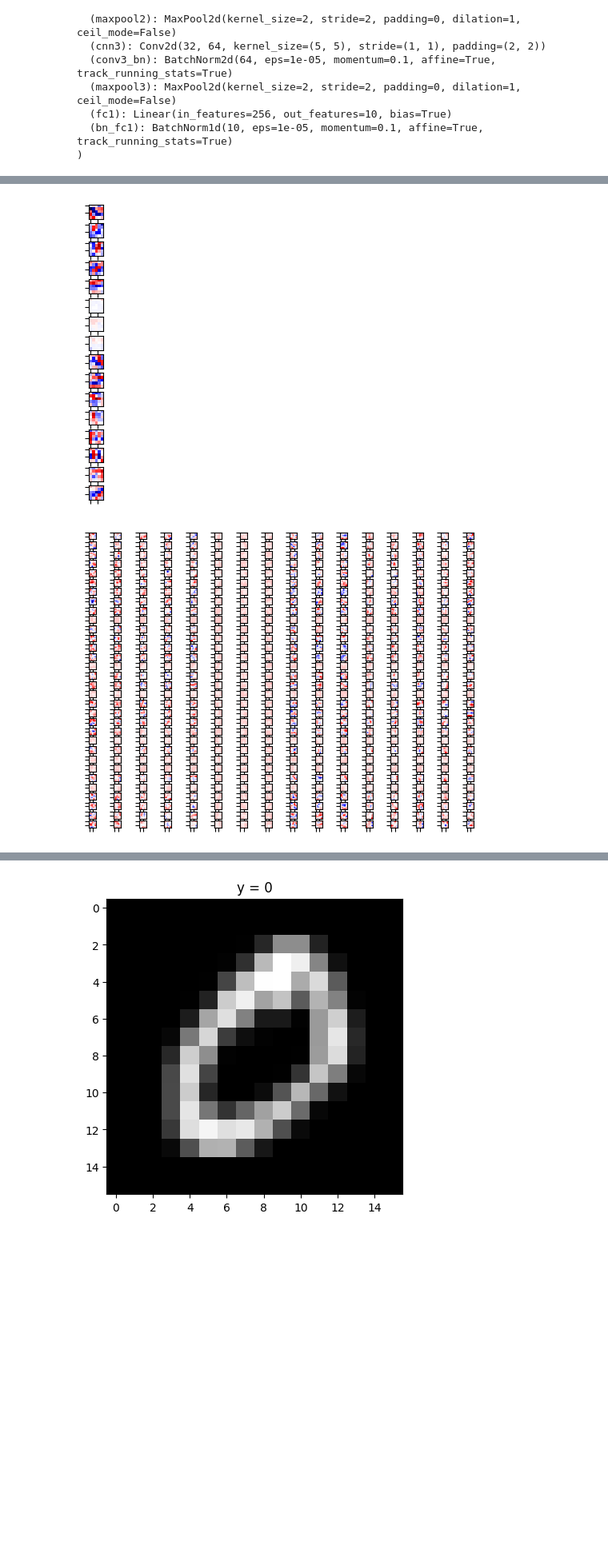
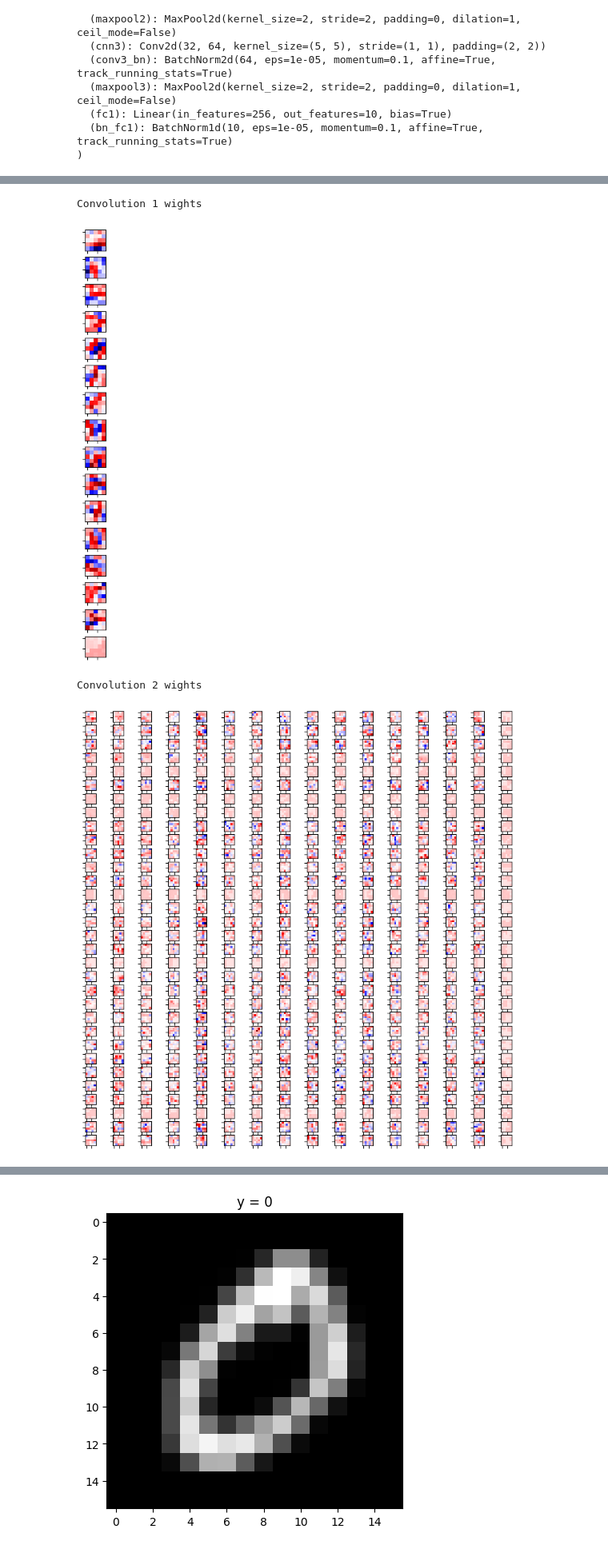
Before and after one commit to File500/DOS_CNN, a Jupyter notebook: CNN_Pytorch/CNN_DOS_project.ipynb, the cells around one changed output, grey strips where cells are left out. Shown at 80% size. Cells and saved outputs as stored; diff of their text form; code cells hidden in the pictures; blank space fills up the shorter version.

```diff
--- a/CNN_Pytorch/CNN_DOS_project.ipynb
+++ b/CNN_Pytorch/CNN_DOS_project.ipynb
@@ -14,18 +14,19 @@ import numpy as np
 from torch import cuda as cd
 import time as timer
 # %%
-def plot_channels(W):
+def plot_channels(W, name):
     #number of output channels
     n_out=W.shape[0]
     #number of input channels
     n_in=W.shape[1]
     w_min=W.min().item()
     w_max=W.max().item()
-    fig, axes = plt.subplots(n_out,n_in)
+    fig, axes = plt.subplots(n_out,n_in, figsize=(10,10))
     fig.subplots_adjust(hspace = 0.3, wspace = 0.3)
     out_index=0
     in_index=0
     #plot outputs as rows inputs as columns
+    print(name)
     for ax in axes.flat:
 
         if in_index>n_in-1:
@@ -262,7 +276,9 @@ plt.show()
 # %%
-plot_channels(model_CNN_BATCH.state_dict()['cnn1.weight'])
-plot_channels(model_CNN_BATCH.state_dict()['cnn2.weight'])
-plot_channels(model_CNN_BATCH.state_dict()['cnn3.weight'])
+plot_channels(model_CNN_BATCH.state_dict()['cnn1.weight'],name='Convolution 1 wights')
+plot_channels(model_CNN_BATCH.state_dict()['cnn2.weight'],name='Convolution 2 wights')
+plot_channels(model_CNN_BATCH.state_dict()['cnn3.weight'],name='Convolution 3 wights')
 # %% [output]
+Convolution 1 wights
-[figure, old version]
+[figure, new version]
+Convolution 2 wights
-[figure, old version]
+[figure, new version]
```
Also changed, not shown: parts of 11 cells of this notebook.
